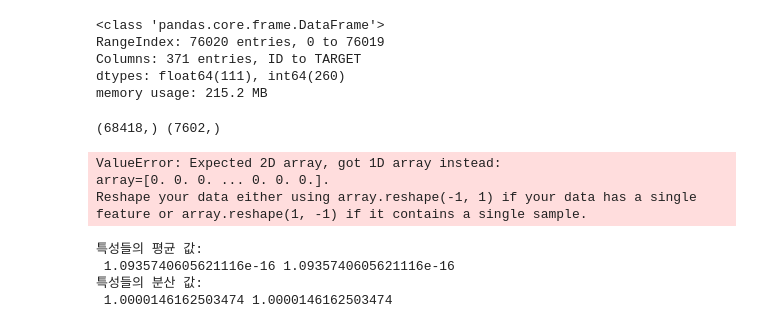
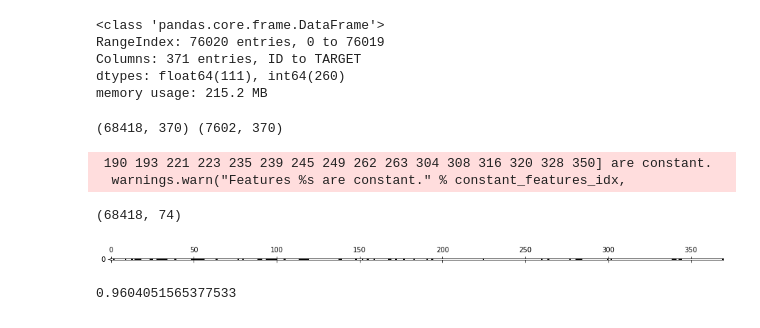
Before and after one commit to SYdney-Go/2021_SELF_STUDY, a Jupyter notebook: 2021_SELF_STUDY/Python_Practices/광주인공지능사관학교/ML class/Santander Customer Satisfaction.ipynb, the cells around one changed output. Drawn from its saved outputs; the diff is of its cells as text; code cells hidden in the pictures.

```diff
--- a/2021_SELF_STUDY/Python_Practices/광주인공지능사관학교/ML class/Santander Customer Satisfaction.ipynb
+++ b/2021_SELF_STUDY/Python_Practices/광주인공지능사관학교/ML class/Santander Customer Satisfaction.ipynb
@@ -41,47 +41,51 @@ for col in train.columns:
 # %%
 from sklearn.model_selection import train_test_split
 
-features = train.iloc[:,-1]
-target = train['TARGET']
+features = train.iloc[:,:-1]
+target = train[["TARGET"]]
 
 X_train, X_test, y_train, y_test = train_test_split(features, target,
                                                     test_size=0.1,
+                                                    stratify=target,
                                                     random_state=0)
 print(X_train.shape, X_test.shape)
 # %% [output]
-(68418,) (7602,)
+(68418, 370) (7602, 370)
 # %%
 from sklearn.preprocessing import StandardScaler
-
-X_train, y_train = X_train.values.reshape(-1, 1), y_train.values.reshape(-1, 1)
 
 scaler = StandardScaler()
 scaler.fit(X_train)
 
 X_train_scaled = scaler.transform(X_train)
 X_test_scaled = scaler.transform(X_test)
-# %% [output]
-ValueError: Expected 2D array, got 1D array instead:
-array=[0. 0. 0. ... 0. 0. 0.].
-Reshape your data either using array.reshape(-1, 1) if your data has a single feature or array.reshape(1, -1) if it contains a single sample.
 # %%
 from sklearn.feature_selection import SelectPercentile, f_classif
 import numpy as np
 import matplotlib.pyplot as plt
 
-
-# SelectPercentile을 사용하여 특성의 50%를 선택
 select = SelectPercentile(percentile=20)
 select.fit(X_train, y_train)
 
 X_train_selected = select.transform(X_train)
-X_train_selected.shape
+print(X_train_selected.shape)
 
-df = pd.DataFrame(X_train_scaled)
-print("특성들의 평균 값: \n", df.mean().max(), df.mean().min() )
-print("특성들의 분산 값: \n", df.var().max(), df.var().min() )
+X_test_selected = select.transform(X_test)
+
+mask = select.get_support()
+plt.matshow( mask.reshape(1, -1), cmap='gray_r' )
+plt.yticks([0])
+plt.show()
 # %% [output]
-특성들의 평균 값:
- 1.0935740605621116e-16 1.0935740605621116e-16
-특성들의 분산 값:
- 1.0000146162503474 1.0000146162503474
+ 190 193 221 223 235 239 245 249 262 263 304 308 316 320 328 350] are constant.
+  warnings.warn("Features %s are constant." % constant_features_idx,
+(68418, 74)
+[figure, added]
+# %%
+from sklearn.linear_model import LogisticRegression
+
+model_lr = LogisticRegression(solver='liblinear')
+model_lr.fit(X_train_selected, y_train)
+model_lr.score(X_test_selected, y_test)
+# %% [output]
+0.9604051565377533
```
Also changed, not shown: parts of 11 cells of this notebook, 5 other files.
